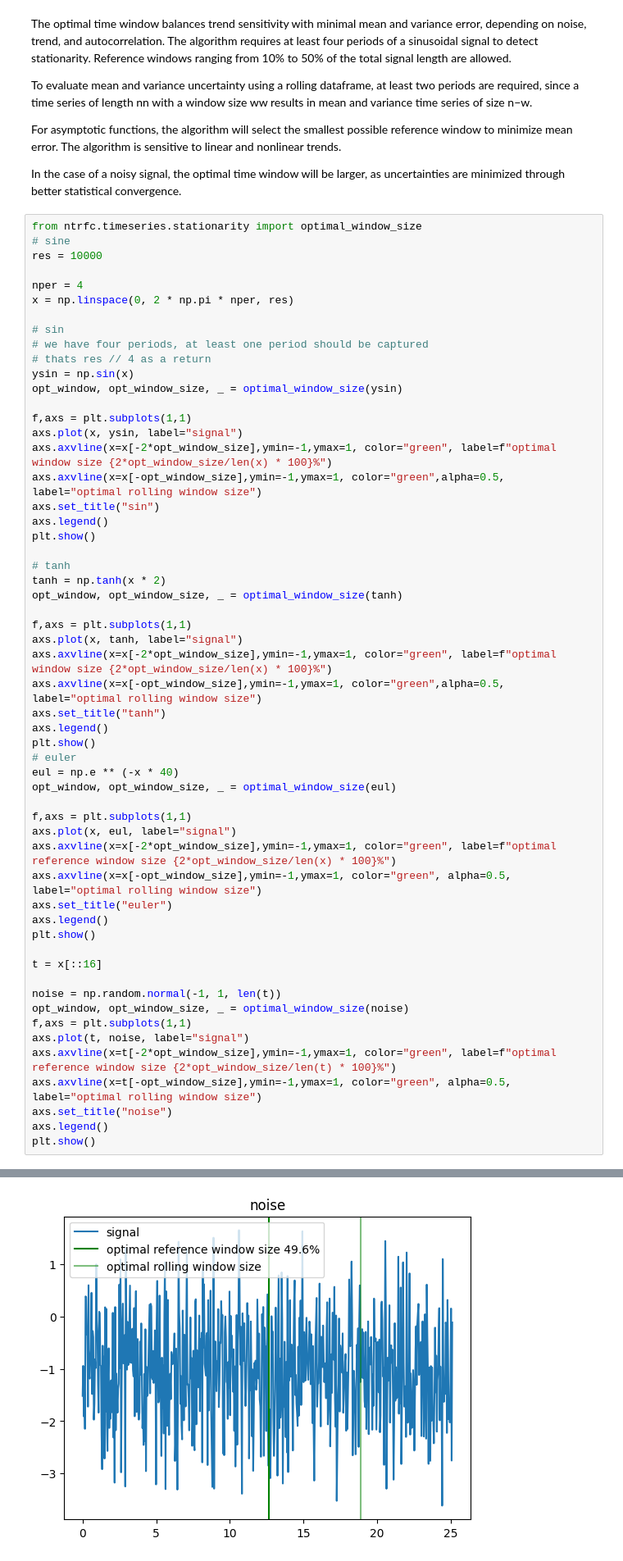
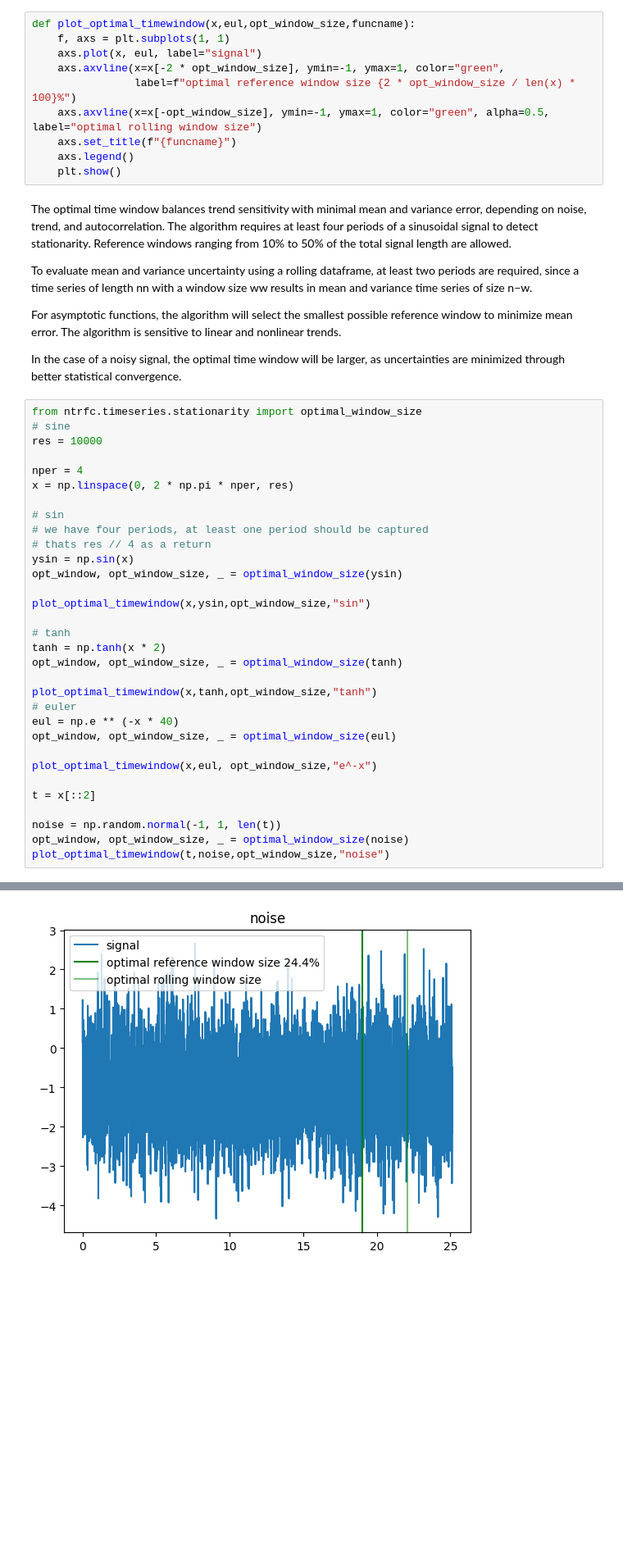
Before and after one commit to MaNyh/NTRfC, a Jupyter notebook: examples/check_timeseries_stationarity.ipynb, the cells around one changed output, grey strips where cells are left out. Shown at 82% size. Cells and saved outputs as stored; diff of their text form; blank space fills up the shorter version.

```diff
--- a/examples/check_timeseries_stationarity.ipynb
+++ b/examples/check_timeseries_stationarity.ipynb
@@ -66,6 +69,16 @@ def plot_estimate(timesteps, values, stationary_timestep,mean_uncertainty):
 
     plt.tight_layout()
     plt.show()
+# %%
+def plot_optimal_timewindow(x,eul,opt_window_size,funcname):
+    f, axs = plt.subplots(1, 1)
+    axs.plot(x, eul, label="signal")
+    axs.axvline(x=x[-2 * opt_window_size], ymin=-1, ymax=1, color="green",
+                label=f"optimal reference window size {2 * opt_window_size / len(x) * 100}%")
+    axs.axvline(x=x[-opt_window_size], ymin=-1, ymax=1, color="green", alpha=0.5, label="optimal rolling window size")
+    axs.set_title(f"{funcname}")
+    axs.legend()
+    plt.show()
 # %% [markdown]
 The optimal time window balances trend sensitivity with minimal mean and variance error, depending on noise, trend, and autocorrelation. The algorithm requires at least four periods of a sinusoidal signal to detect stationarity. Reference windows ranging from 10% to 50% of the total signal length are allowed.
 
@@ -88,46 +101,22 @@ x = np.linspace(0, 2 * np.pi * nper, res)
 ysin = np.sin(x)
 opt_window, opt_window_size, _ = optimal_window_size(ysin)
 
-f,axs = plt.subplots(1,1)
-axs.plot(x, ysin, label="signal")
-axs.axvline(x=x[-2*opt_window_size],ymin=-1,ymax=1, color="green", label=f"optimal window size {2*opt_window_size/len(x) * 100}%")
-axs.axvline(x=x[-opt_window_size],ymin=-1,ymax=1, color="green",alpha=0.5, label="optimal rolling window size")
-axs.set_title("sin")
-axs.legend()
-plt.show()
+plot_optimal_timewindow(x,ysin,opt_window_size,"sin")
 
 # tanh
 tanh = np.tanh(x * 2)
 opt_window, opt_window_size, _ = optimal_window_size(tanh)
 
-f,axs = plt.subplots(1,1)
-axs.plot(x, tanh, label="signal")
-axs.axvline(x=x[-2*opt_window_size],ymin=-1,ymax=1, color="green", label=f"optimal window size {2*opt_window_size/len(x) * 100}%")
-axs.axvline(x=x[-opt_window_size],ymin=-1,ymax=1, color="green",alpha=0.5, label="optimal rolling window size")
-axs.set_title("tanh")
-axs.legend()
-plt.show()
+plot_optimal_timewindow(x,tanh,opt_window_size,"tanh")
 # euler
 eul = np.e ** (-x * 40)
 opt_window, opt_window_size, _ = optimal_window_size(eul)
 
-f,axs = plt.subplots(1,1)
-axs.plot(x, eul, label="signal")
-axs.axvline(x=x[-2*opt_window_size],ymin=-1,ymax=1, color="green", label=f"optimal reference window size {2*opt_window_size/len(x) * 100}%")
-axs.axvline(x=x[-opt_window_size],ymin=-1,ymax=1, color="green", alpha=0.5, label="optimal rolling window size")
-axs.set_title("euler")
-axs.legend()
-plt.show()
+plot_optimal_timewindow(x,eul, opt_window_size,"e^-x")
 
-t = x[::16]
+t = x[::2]
 
 noise = np.random.normal(-1, 1, len(t))
 opt_window, opt_window_size, _ = optimal_window_size(noise)
-f,axs = plt.subplots(1,1)
-axs.plot(t, noise, label="signal")
-axs.axvline(x=t[-2*opt_window_size],ymin=-1,ymax=1, color="green", label=f"optimal reference window size {2*opt_window_size/len(t) * 100}%")
-axs.axvline(x=t[-opt_window_size],ymin=-1,ymax=1, color="green", alpha=0.5, label="optimal rolling window size")
-axs.set_title("noise")
-axs.legend()
-plt.show()
+plot_optimal_timewindow(t,noise,opt_window_size,"noise")
 # %% [output]
@@ -137,4 +126,4 @@ plt.show()
-[figure, old version]
+[figure, new version]
 # %% [markdown]
 A sine wave is considered stationary, given that its mean remains constant when referenced to an appropriate window size. The wave's shape is consistent with low noise, ensuring high confidence in stationarity when the mean is evaluated over a suitable reference window size.
 # %%
```
Also changed, not shown: parts of 11 cells of this notebook, 2 other files.
